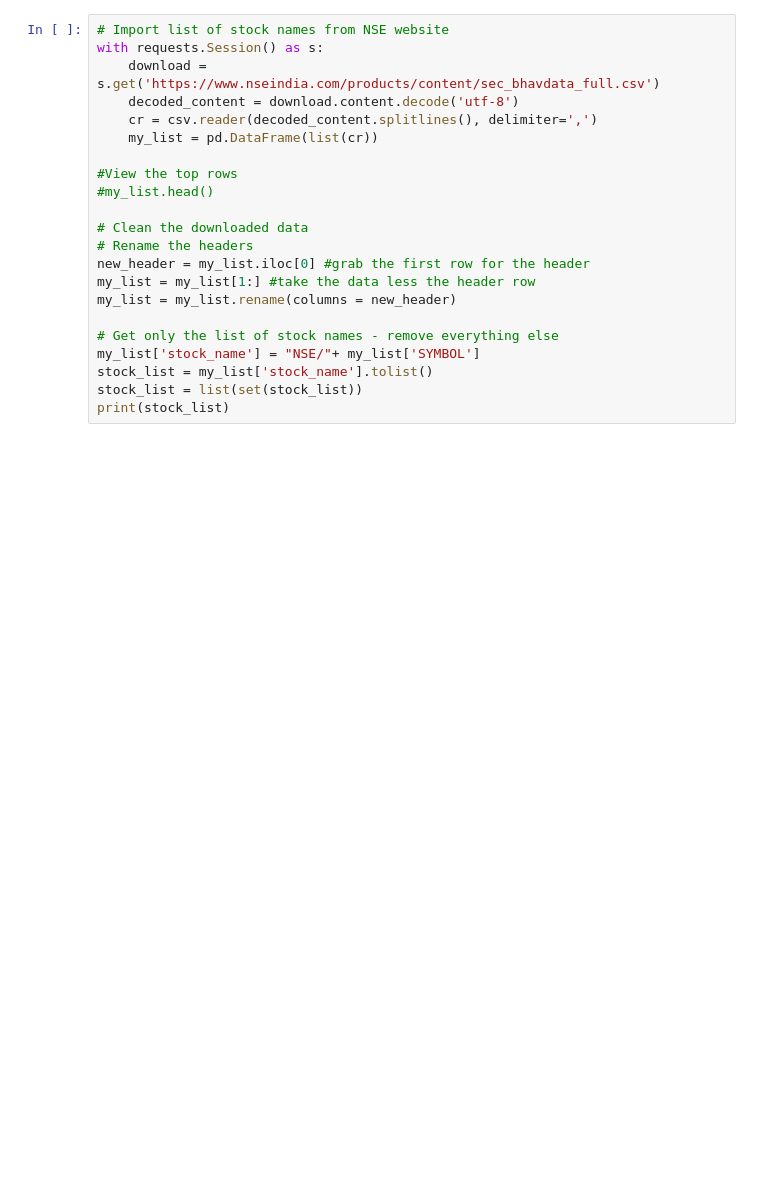
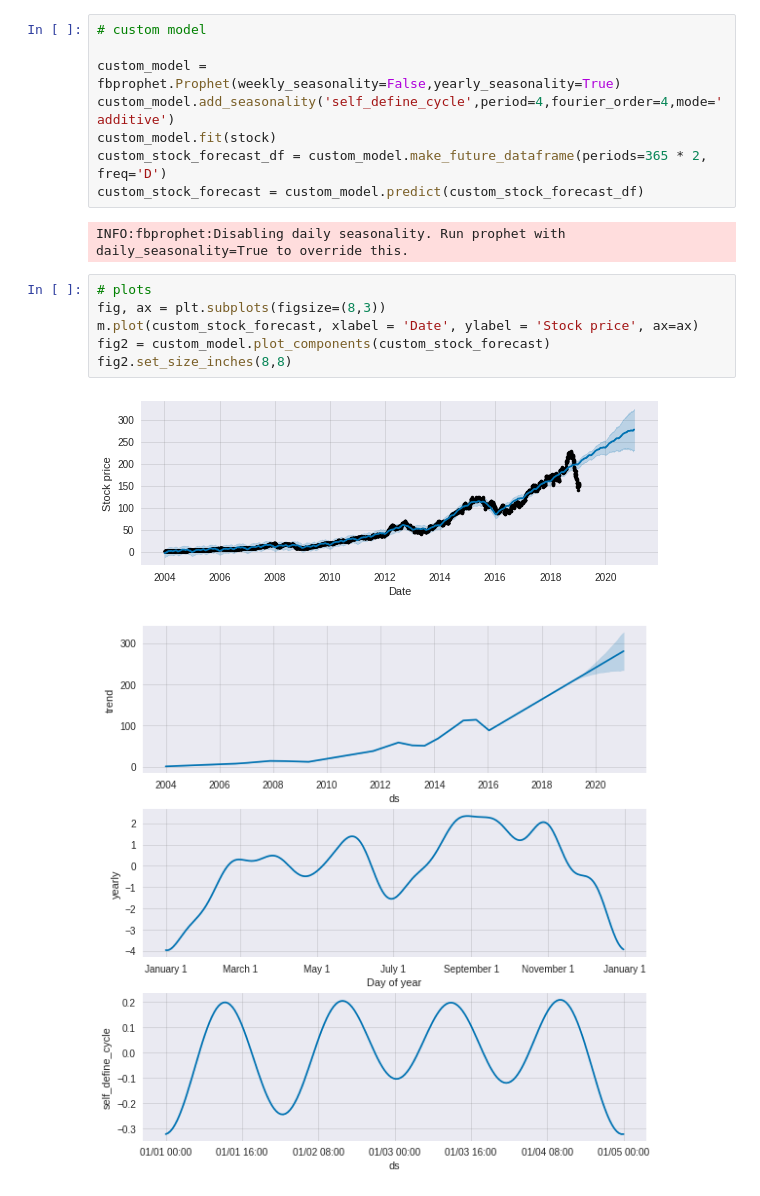
Before and after one commit to amandakeasson/ML_projects, a Jupyter notebook: stocks.ipynb, the cells around one changed output. Cells and saved outputs as stored; diff of their text form; blank space fills up the shorter version.

```diff
--- a/stocks.ipynb
+++ b/stocks.ipynb
@@ -144,25 +124,22 @@ stock_prophet.plot_components(stock_forecast);
-# %%
-# Import list of stock names from NSE website
-with requests.Session() as s:
-    download = s.get('https://www.nseindia.com/products/content/sec_bhavdata_full.csv')
-    decoded_content = download.content.decode('utf-8')
-    cr = csv.reader(decoded_content.splitlines(), delimiter=',')
-    my_list = pd.DataFrame(list(cr))
-
-#View the top rows
-#my_list.head()
-
-# Clean the downloaded data
-# Rename the headers
-new_header = my_list.iloc[0] #grab the first row for the header
-my_list = my_list[1:] #take the data less the header row
-my_list = my_list.rename(columns = new_header)
-
-# Get only the list of stock names - remove everything else
-my_list['stock_name'] = "NSE/"+ my_list['SYMBOL']
-stock_list = my_list['stock_name'].tolist()
-stock_list = list(set(stock_list))
-print(stock_list)
+# %%
+# custom model
+
+custom_model = fbprophet.Prophet(weekly_seasonality=False,yearly_seasonality=True)
+custom_model.add_seasonality('self_define_cycle',period=4,fourier_order=4,mode='additive')
+custom_model.fit(stock)
+custom_stock_forecast_df = custom_model.make_future_dataframe(periods=365 * 2, freq='D')
+custom_stock_forecast = custom_model.predict(custom_stock_forecast_df)
+# %% [output]
+INFO:fbprophet:Disabling daily seasonality. Run prophet with daily_seasonality=True to override this.
+# %%
+# plots
+fig, ax = plt.subplots(figsize=(8,3))
+m.plot(custom_stock_forecast, xlabel = 'Date', ylabel = 'Stock price', ax=ax)
+fig2 = custom_model.plot_components(custom_stock_forecast)
+fig2.set_size_inches(8,8)
+# %% [output]
+[figure, added]
+[figure, added]
 # %%
 # seasonal decompose
 
```
Also changed, not shown: parts of 11 cells of this notebook.
